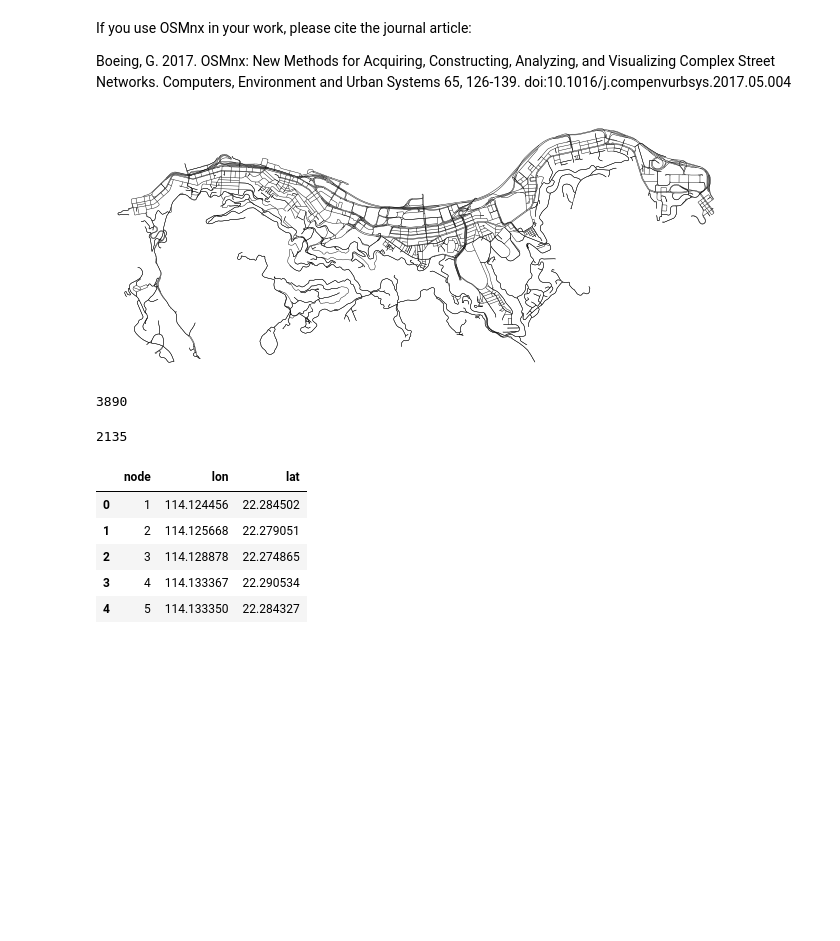
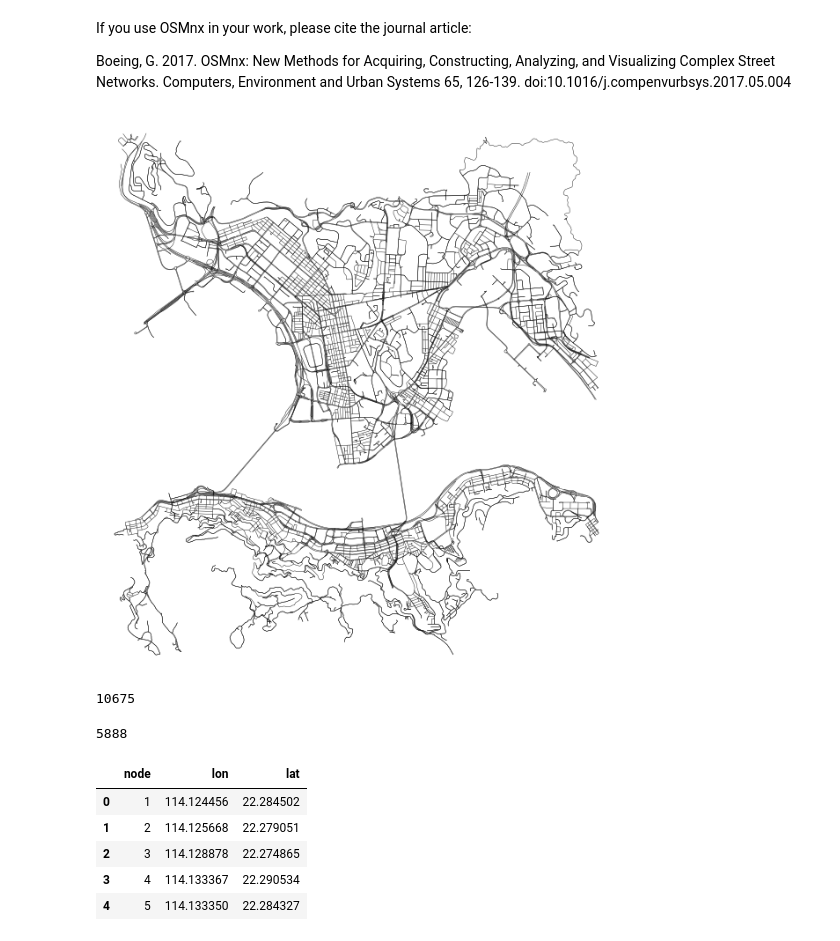
Before and after one commit to khzhang2/HK_region_partition, a Jupyter notebook: HK_region_partition_HKI_KL.ipynb, the cells around one changed output. Drawn from its saved outputs; the diff is of its cells as text; code cells hidden in the pictures; blank space fills up the shorter version.

```diff
--- a/HK_region_partition_HKI_KL.ipynb
+++ b/HK_region_partition_HKI_KL.ipynb
@@ -13,27 +13,27 @@ import ipdb
 # %%
 # get HK island road network
 # hk island: 22.296438, 22.258178, 114.222375, 114.124862,
 # hk island and kowloon: 22.356940238218694, 22.258178, 114.2259475, 114.124862,
 G_hk = ox.graph.graph_from_bbox(
-    22.296438, 22.258178, 114.222375, 114.124862,
+    22.356940238218694, 22.258178, 114.222375, 114.124862,
     network_type='drive',
     retain_all=False,
     truncate_by_edge=False,
     simplify=True
 )
 
 
 fig, ax = ox.plot.plot_graph(G_hk, node_size=0, bgcolor='w', edge_color='k', edge_linewidth=.3, save=1, filepath='./hkmap/hk.png', dpi=500)
 # %% [output]
-[figure, old version]
+[figure, new version]
 # %%
 len(G_hk.edges)
 # %% [output]
-3890
+10675
 # %%
 len(G_hk.nodes)
 # %% [output]
-2135
+5888
 # %%
 poly_node = pd.read_csv('./hkmap/polygon_verteces.csv')
 
```
Also changed, not shown: parts of 2 cells of this notebook, 2 other files.
